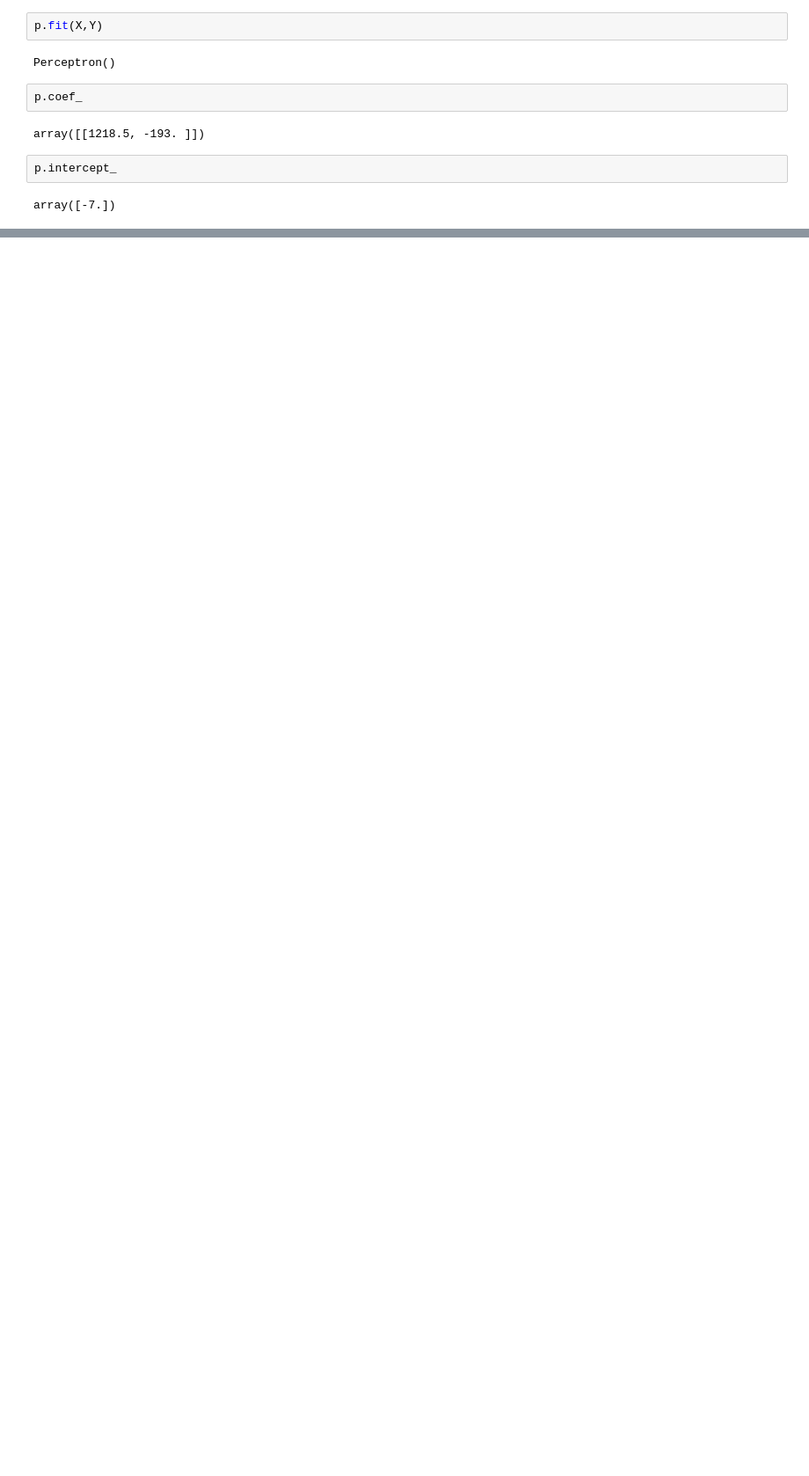
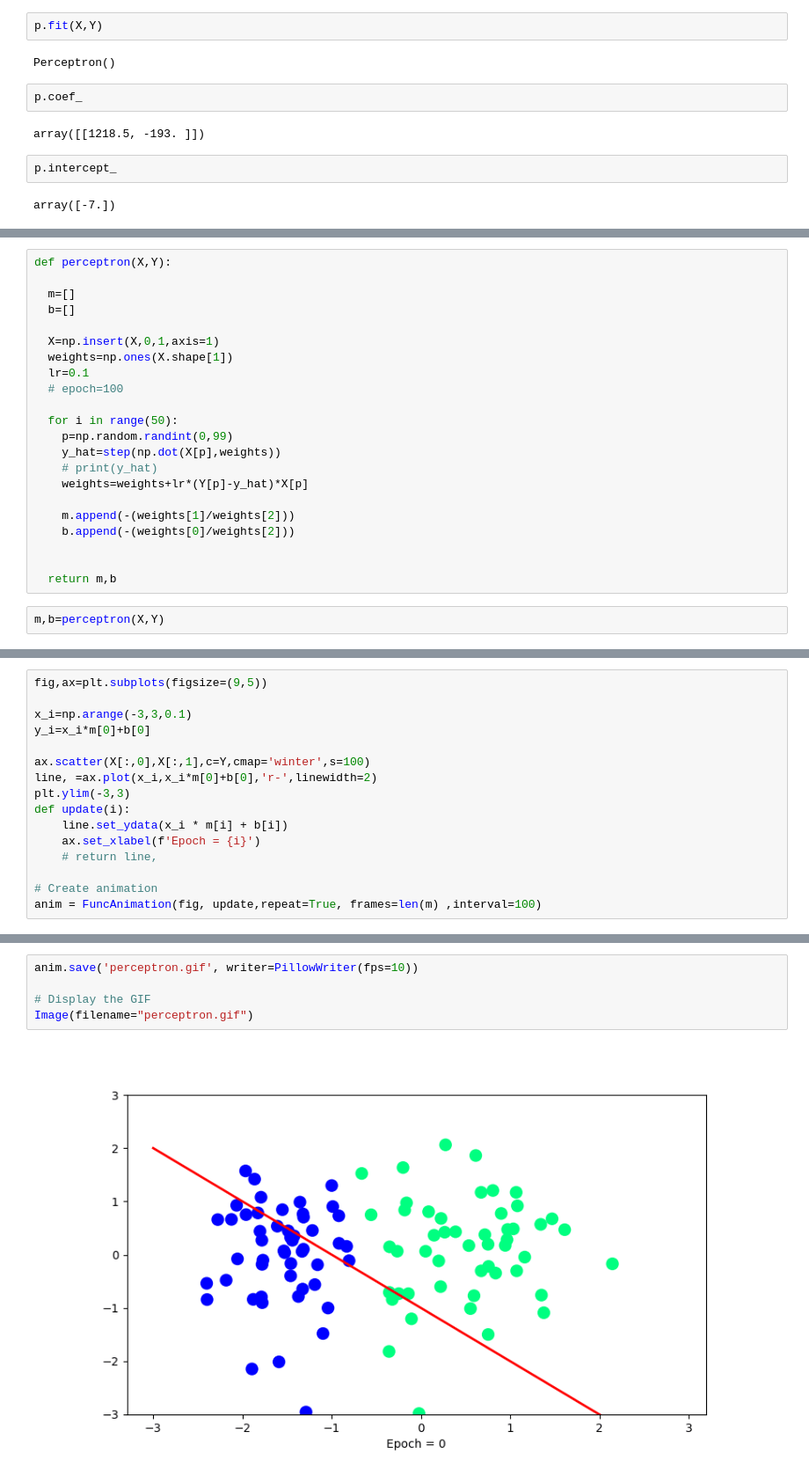
Before and after one commit to rajeev-sr/Deep-Learning, a Jupyter notebook: perceptron/placemnets_data_perceptron_demo.ipynb, the cells around one changed output, grey strips where cells are left out. Shown: that part at 88% size. Saved outputs shown, nothing was run; the diff lists cells and outputs as text; blank space fills up the shorter version.

```diff
--- a/perceptron/placemnets_data_perceptron_demo.ipynb
+++ b/perceptron/placemnets_data_perceptron_demo.ipynb
@@ -54,0 +153,24 @@ plot_decision_regions(X.values,Y.values,clf=p,legend=2)
+# %%
+def perceptron(X,Y):
+
+  m=[]
+  b=[]
+
+  X=np.insert(X,0,1,axis=1)
+  weights=np.ones(X.shape[1])
+  lr=0.1
+  # epoch=100
+
+  for i in range(50):
+    p=np.random.randint(0,99)
+    y_hat=step(np.dot(X[p],weights))
+    # print(y_hat)
+    weights=weights+lr*(Y[p]-y_hat)*X[p]
+
+    m.append(-(weights[1]/weights[2]))
+    b.append(-(weights[0]/weights[2]))
+
+
+  return m,b
+# %%
+m,b=perceptron(X,Y)
@@ -54,0 +182,16 @@ plot_decision_regions(X.values,Y.values,clf=p,legend=2)
+# %%
+fig,ax=plt.subplots(figsize=(9,5))
+
+x_i=np.arange(-3,3,0.1)
+y_i=x_i*m[0]+b[0]
+
+ax.scatter(X[:,0],X[:,1],c=Y,cmap='winter',s=100)
+line, =ax.plot(x_i,x_i*m[0]+b[0],'r-',linewidth=2)
+plt.ylim(-3,3)
+def update(i):
+    line.set_ydata(x_i * m[i] + b[i])
+    ax.set_xlabel(f'Epoch = {i}')
+    # return line,
+
+# Create animation
+anim = FuncAnimation(fig, update,repeat=True, frames=len(m) ,interval=100)
@@ -54,0 +201,7 @@ plot_decision_regions(X.values,Y.values,clf=p,legend=2)
+# %%
+anim.save('perceptron.gif', writer=PillowWriter(fps=10))
+
+# Display the GIF
+Image(filename="perceptron.gif")
+# %% [output]
+[figure, added]
```
Also changed, not shown: parts of 15 cells of this notebook.
